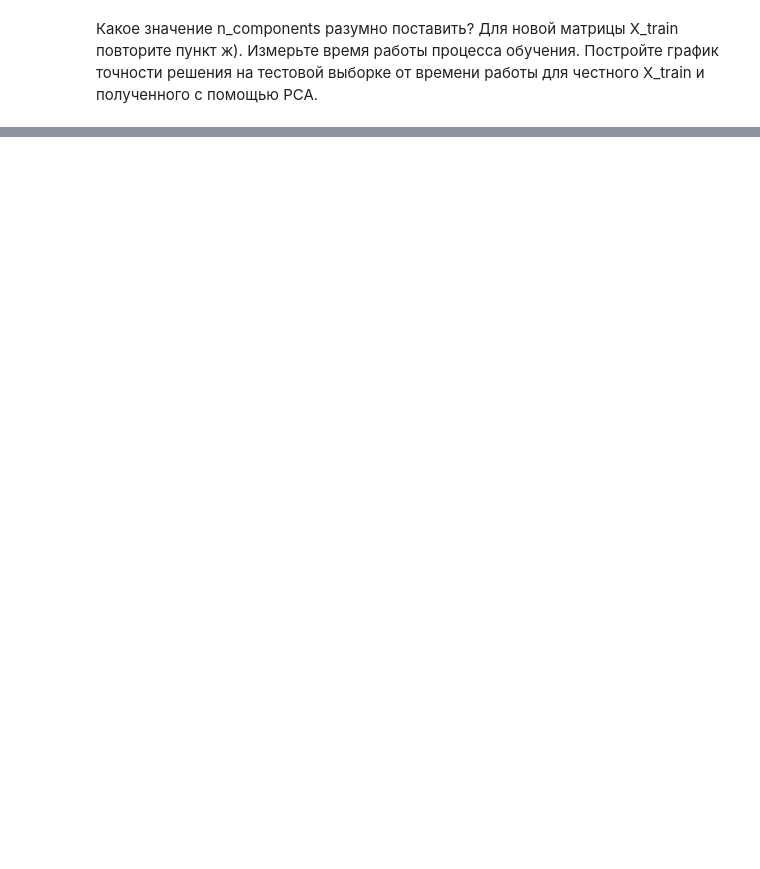
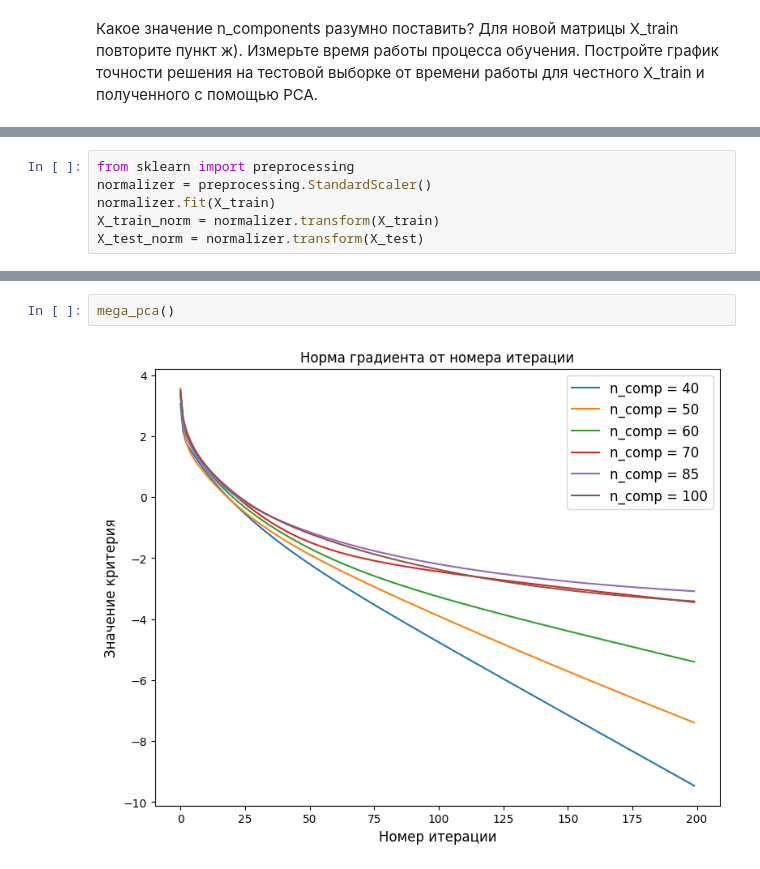
Before and after one commit to featztex/optimization, a Jupyter notebook: hw/Emelyanov_HW_2.ipynb, the cells around one changed output, grey strips where cells are left out. Drawn from its saved outputs; the diff is of its cells as text; blank space fills up the shorter version.

```diff
--- a/hw/Emelyanov_HW_2.ipynb
+++ b/hw/Emelyanov_HW_2.ipynb
@@ -586,0 +587,6 @@ print (pca.explained_variance_ratio_.cumsum())
+# %%
+from sklearn import preprocessing
+normalizer = preprocessing.StandardScaler()
+normalizer.fit(X_train)
+X_train_norm = normalizer.transform(X_train)
+X_test_norm = normalizer.transform(X_test)
@@ -586,0 +662,4 @@ print (pca.explained_variance_ratio_.cumsum())
+# %%
+mega_pca()
+# %% [output]
+[figure, added]
```
Also changed, not shown: parts of 6 cells of this notebook.
